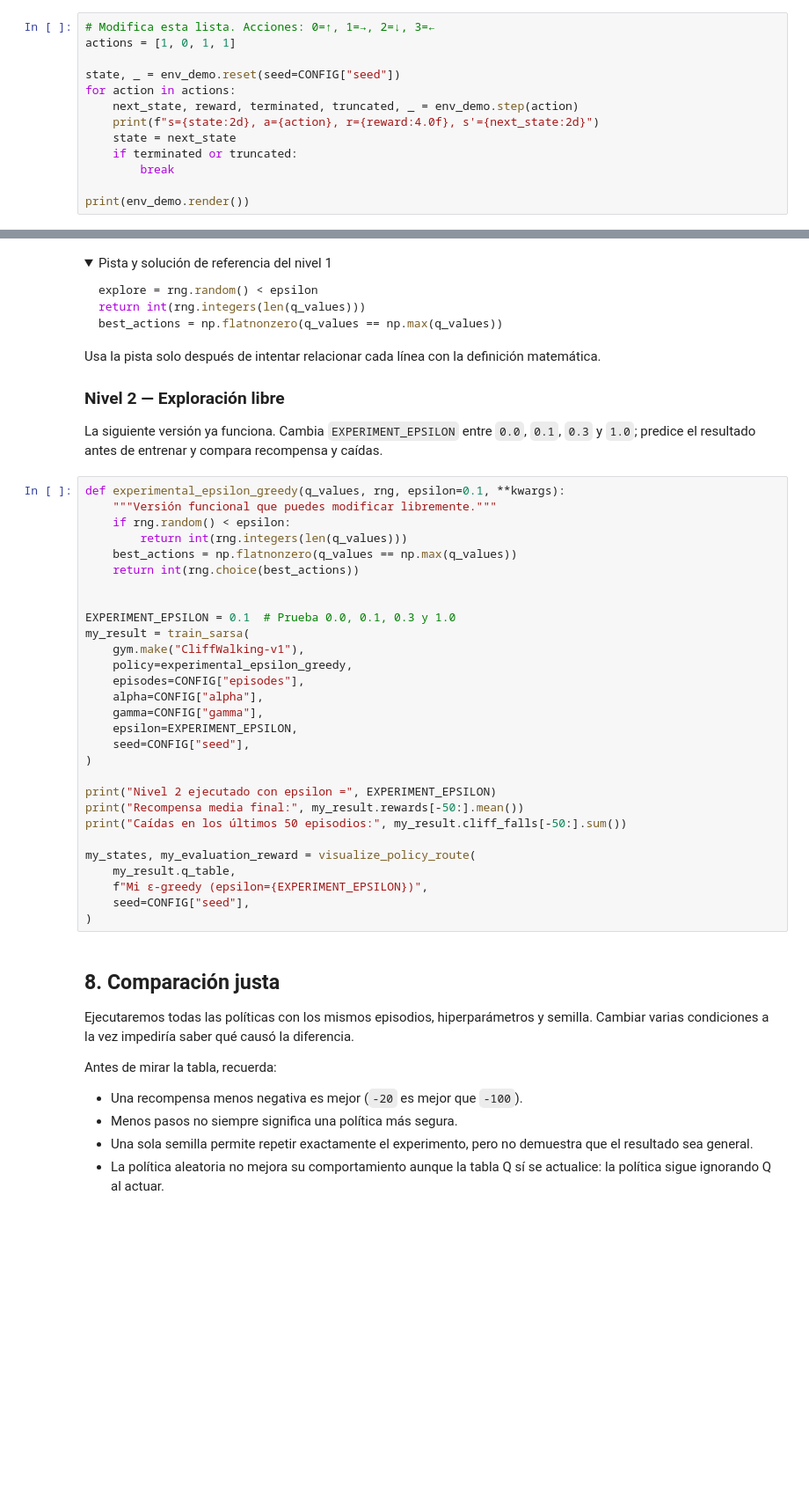
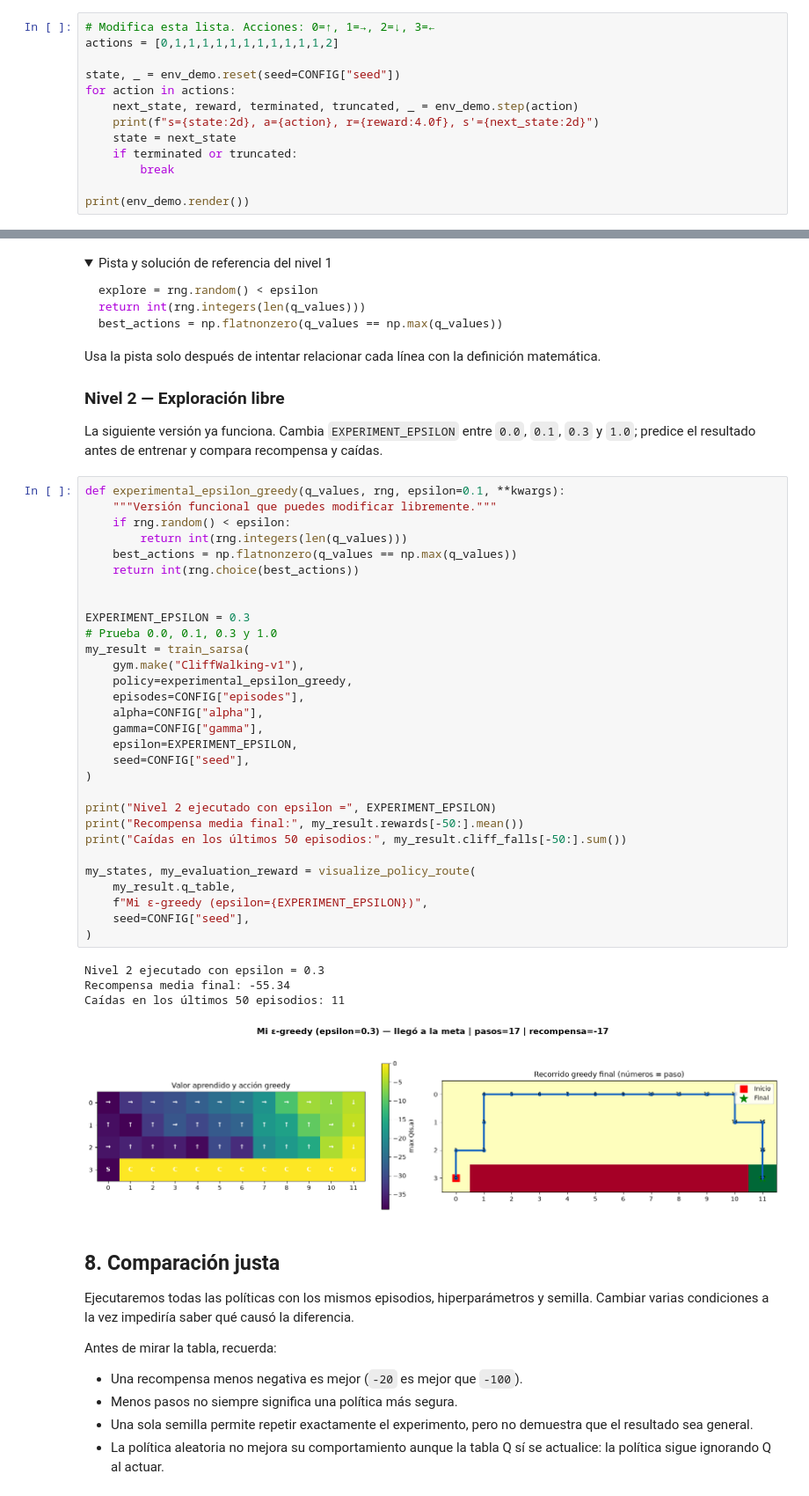
Before and after one commit to Tejada90/rl-course_EIA_20262, a Jupyter notebook: labs/lab_sarsa_cliffwalking/laboratorio_sarsa.ipynb, the cells around one changed output, grey strips where cells are left out. Shown at 88% size. Saved outputs shown, nothing was run; the diff lists cells and outputs as text; folded sections open; blank space fills up the shorter version.

```diff
--- a/labs/lab_sarsa_cliffwalking/laboratorio_sarsa.ipynb
+++ b/labs/lab_sarsa_cliffwalking/laboratorio_sarsa.ipynb
@@ -127,7 +139,7 @@ Antes de ejecutar, responde: **¿en qué acción esperas recibir `-100` y por qu
 > Pista: llegar a la meta desde el inicio sin caer requiere al menos 13 movimientos.
 # %%
 # Modifica esta lista. Acciones: 0=↑, 1=→, 2=↓, 3=←
-actions = [1, 0, 1, 1]
+actions = [0,1,1,1,1,1,1,1,1,1,1,1,2]
 
 state, _ = env_demo.reset(seed=CONFIG["seed"])
 for action in actions:
@@ -497,32 +561,38 @@ La siguiente versión ya funciona. Cambia `EXPERIMENT_EPSILON` entre `0.0`, `0.1
 # %%
 def experimental_epsilon_greedy(q_values, rng, epsilon=0.1, **kwargs):
     """Versión funcional que puedes modificar libremente."""
     if rng.random() < epsilon:
         return int(rng.integers(len(q_values)))
     best_actions = np.flatnonzero(q_values == np.max(q_values))
     return int(rng.choice(best_actions))
 
 
-EXPERIMENT_EPSILON = 0.1  # Prueba 0.0, 0.1, 0.3 y 1.0
+EXPERIMENT_EPSILON = 0.3
+# Prueba 0.0, 0.1, 0.3 y 1.0
 my_result = train_sarsa(
     gym.make("CliffWalking-v1"),
     policy=experimental_epsilon_greedy,
     episodes=CONFIG["episodes"],
     alpha=CONFIG["alpha"],
     gamma=CONFIG["gamma"],
     epsilon=EXPERIMENT_EPSILON,
     seed=CONFIG["seed"],
 )
 
 print("Nivel 2 ejecutado con epsilon =", EXPERIMENT_EPSILON)
 print("Recompensa media final:", my_result.rewards[-50:].mean())
 print("Caídas en los últimos 50 episodios:", my_result.cliff_falls[-50:].sum())
 
 my_states, my_evaluation_reward = visualize_policy_route(
     my_result.q_table,
     f"Mi ε-greedy (epsilon={EXPERIMENT_EPSILON})",
     seed=CONFIG["seed"],
 )
+# %% [output]
+Nivel 2 ejecutado con epsilon = 0.3
+Recompensa media final: -55.34
+Caídas en los últimos 50 episodios: 11
+[figure, added]
 # %% [markdown]
 ## 8. Comparación justa
 
```
Also changed, not shown: parts of 18 cells of this notebook.
